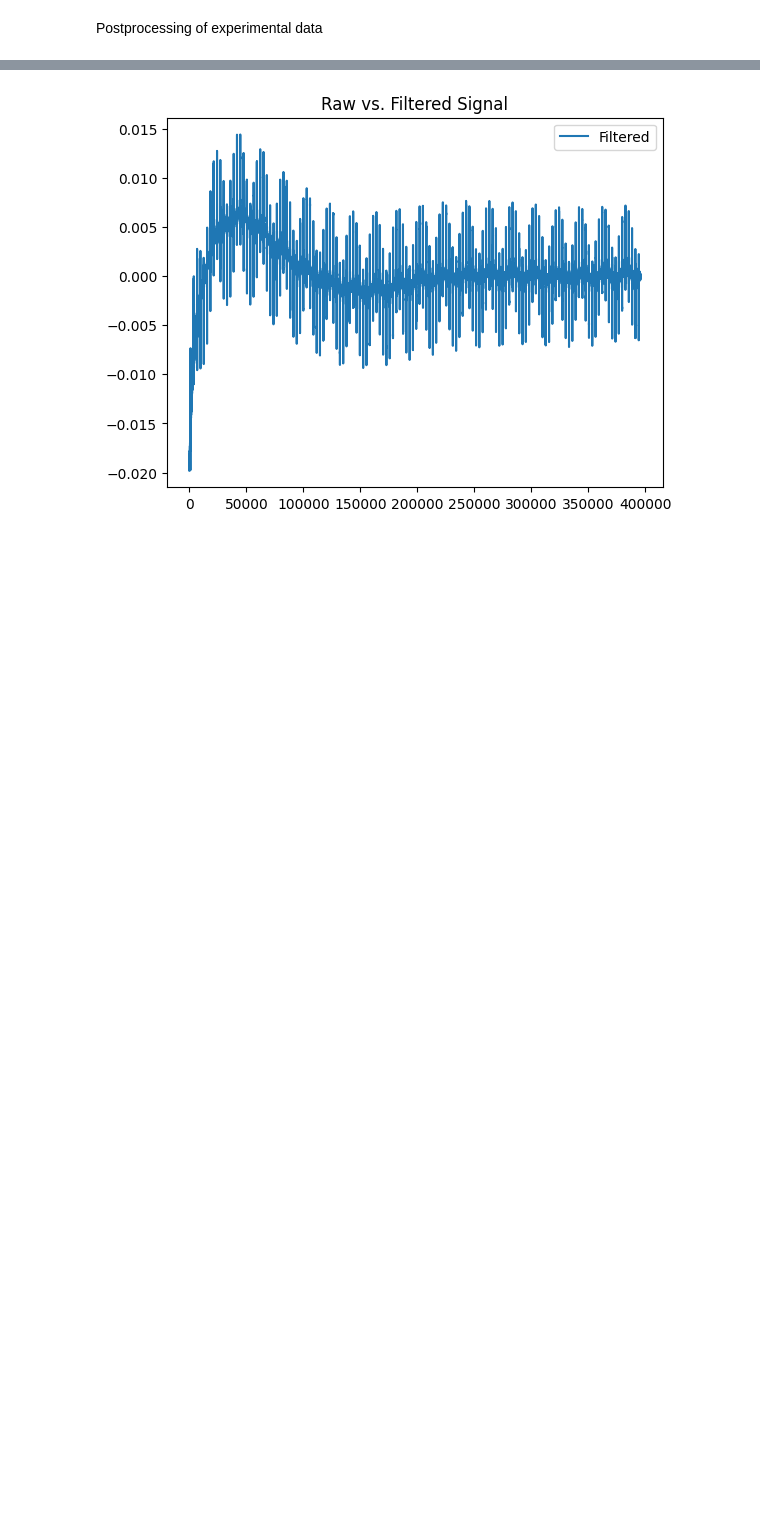
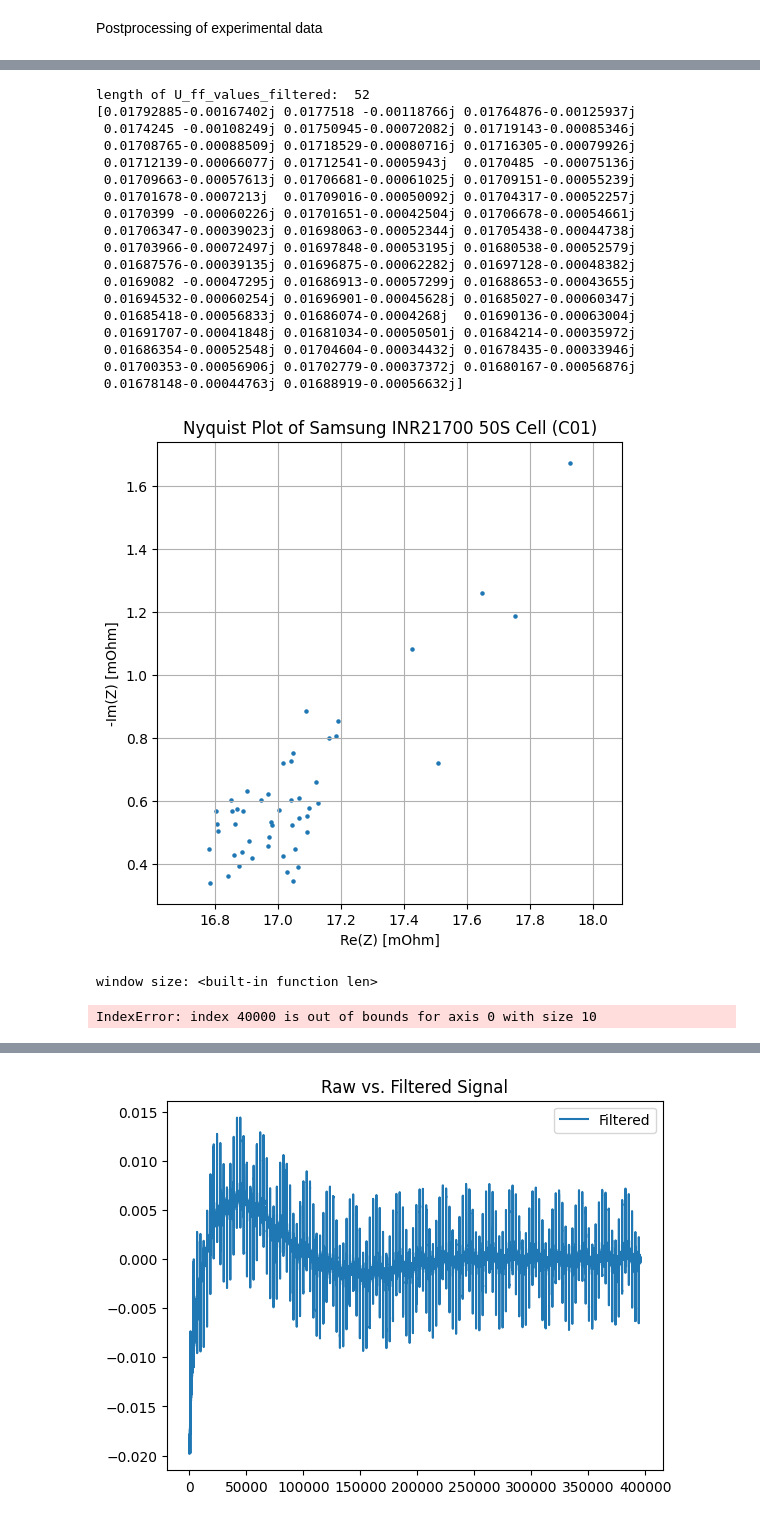
Before and after one commit to LkBong/BaSyTec-CCSM, a Jupyter notebook: CCSM_postprocessing_lowres.ipynb, the cells around one changed output, grey strips where cells are left out. Drawn from its saved outputs; the diff is of its cells as text; code cells hidden in the pictures; blank space fills up the shorter version.

```diff
--- a/CCSM_postprocessing_lowres.ipynb
+++ b/CCSM_postprocessing_lowres.ipynb
@@ -178,0 +187,67 @@ U_fft_values (imaginary part): [ 0.00000000e+00  3.58386803e+01 -8.36497852e+00
+# %%
+# only compute impedance if current is significantly non-zero
+U_fft_values_filtered = U_fft_values[I_fft_abs_values > 10]  # filter out near-zero values of current
+I_fft_values_filtered = I_fft_values[I_fft_abs_values > 10]  # filter out near-zero values of current
+
+print("length of U_ff_values_filtered: ", len(U_fft_values_filtered))
+
+# Compute impedance at each frequency
+Z = U_fft_values_filtered / I_fft_values_filtered
+# filter out negative real parts and positive imaginary parts
+Z = Z[(Z.real > 0) & (Z.imag < 0)]
+
+
+# Nyquist plot: Imaginary vs Real part of Z
+plt.figure(figsize=(6, 6))
+# print(Z.real)
+print(Z[1:])
+
+# Converting to mOhm
+Z *= 1000 # Ohm to mOhm
+
+plt.scatter(Z.real[1:], -Z.imag[1:], s = 5)  # Nyquist: Im(Z) is plotted negative y
+plt.xlabel('Re(Z) [mOhm]')
+plt.ylabel('-Im(Z) [mOhm]')
+plt.title('Nyquist Plot of Samsung INR21700 50S Cell (C01)')
+plt.grid(True)
+plt.axis('equal')
+plt.show()
+# %% [output]
+length of U_ff_values_filtered:  52
+[0.01792885-0.00167402j 0.0177518 -0.00118766j 0.01764876-0.00125937j
+ 0.0174245 -0.00108249j 0.01750945-0.00072082j 0.01719143-0.00085346j
+ 0.01708765-0.00088509j 0.01718529-0.00080716j 0.01716305-0.00079926j
+ 0.01712139-0.00066077j 0.01712541-0.0005943j  0.0170485 -0.00075136j
+ 0.01709663-0.00057613j 0.01706681-0.00061025j 0.01709151-0.00055239j
+ 0.01701678-0.0007213j  0.01709016-0.00050092j 0.01704317-0.00052257j
+ 0.0170399 -0.00060226j 0.01701651-0.00042504j 0.01706678-0.00054661j
+ 0.01706347-0.00039023j 0.01698063-0.00052344j 0.01705438-0.00044738j
+ 0.01703966-0.00072497j 0.01697848-0.00053195j 0.01680538-0.00052579j
+ 0.01687576-0.00039135j 0.01696875-0.00062282j 0.01697128-0.00048382j
+ 0.0169082 -0.00047295j 0.01686913-0.00057299j 0.01688653-0.00043655j
+ 0.01694532-0.00060254j 0.01696901-0.00045628j 0.01685027-0.00060347j
+ 0.01685418-0.00056833j 0.01686074-0.0004268j  0.01690136-0.00063004j
+ 0.01691707-0.00041848j 0.01681034-0.00050501j 0.01684214-0.00035972j
+ 0.01686354-0.00052548j 0.01704604-0.00034432j 0.01678435-0.00033946j
+ 0.01700353-0.00056906j 0.01702779-0.00037372j 0.01680167-0.00056876j
+ 0.01678148-0.00044763j 0.01688919-0.00056632j]
+[figure, new version]
+# %%
+## Changing the script to plot Nyquist plot at different SOC (different U_we potentials)
+U_windowed_list = np.zeros(len(I_raw)//window_size_s, dtype=object)
+I_windowed_list = np.zeros(len(I_raw)//window_size_s, dtype=object)
+index = np.arange(0, len(I_raw) - window_size_s, window_size)
+
+print("window size s:", window_size_s)
+print("window size s:", window_size_s)
+
+for i in index:
+    I_windowed = I_filtered[index[i]:index[i] + window_size] * hann_window
+    U_windowed = U_filtered[index[i]:index[i] + window_size] * hann_window
+    U_windowed_list[i] = I_windowed
+    U_windowed_list[i] = U_windowed
+
+print(U_windowed_list)
+# %% [output]
+window size: <built-in function len>
+IndexError: index 40000 is out of bounds for axis 0 with size 10
```
Also changed, not shown: parts of 7 cells of this notebook, 4 other files.
